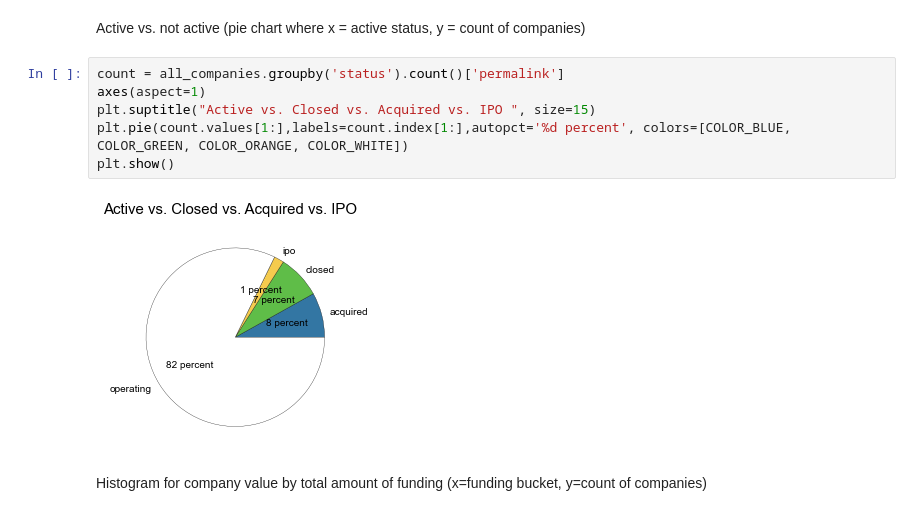
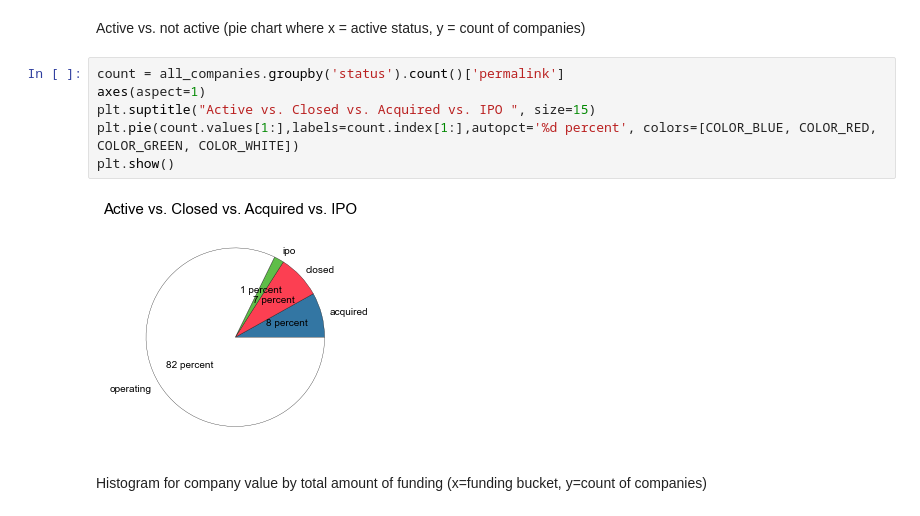
Before and after one commit to prabhamatta/Crunch-It, a Jupyter notebook: CrunchIt.ipynb, the cells around one changed output. Cells and saved outputs as stored; diff of their text form.

```diff
--- a/CrunchIt.ipynb
+++ b/CrunchIt.ipynb
@@ -237,11 +238,11 @@ Active vs. not active (pie chart where x = active status, y = count of companies
 # %%
 count = all_companies.groupby('status').count()['permalink']
 axes(aspect=1)
 plt.suptitle("Active vs. Closed vs. Acquired vs. IPO ", size=15)
-plt.pie(count.values[1:],labels=count.index[1:],autopct='%d percent', colors=[COLOR_BLUE, COLOR_GREEN, COLOR_ORANGE, COLOR_WHITE])
+plt.pie(count.values[1:],labels=count.index[1:],autopct='%d percent', colors=[COLOR_BLUE, COLOR_RED, COLOR_GREEN, COLOR_WHITE])
 plt.show()
 # %% [output]
-[figure, old version]
+[figure, new version]
 # %% [markdown]
 Histogram for company value by total amount of funding (x=funding bucket, y=count of companies)
 # %%
```
Also changed, not shown: parts of 17 cells of this notebook.
